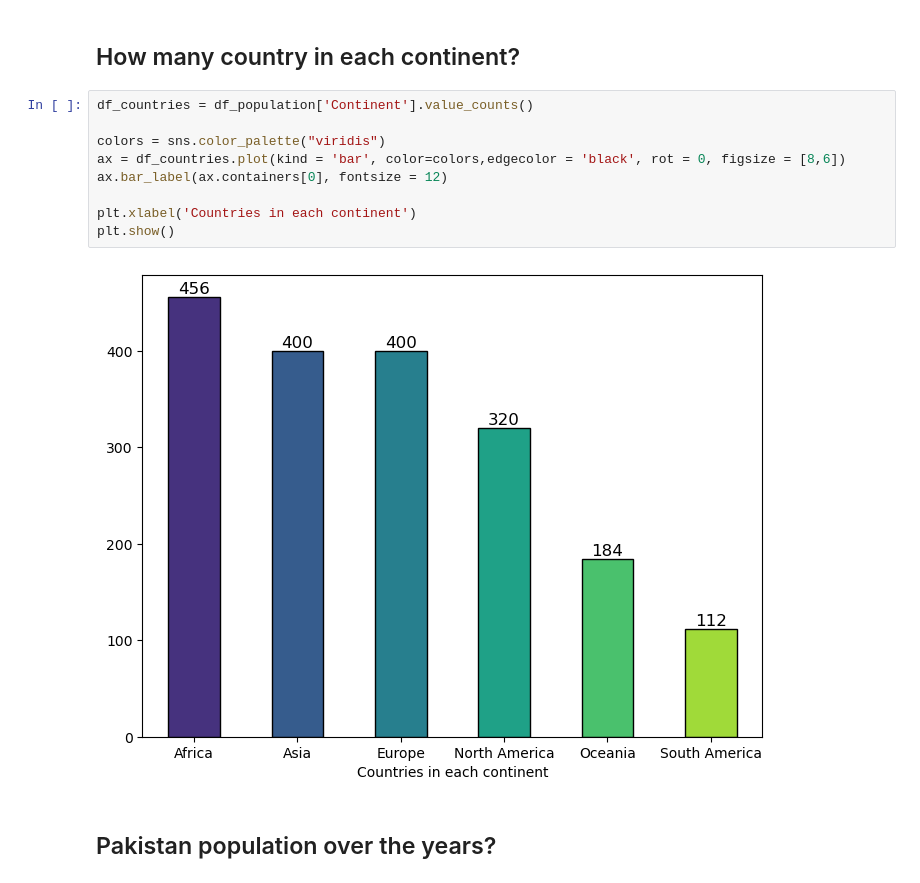
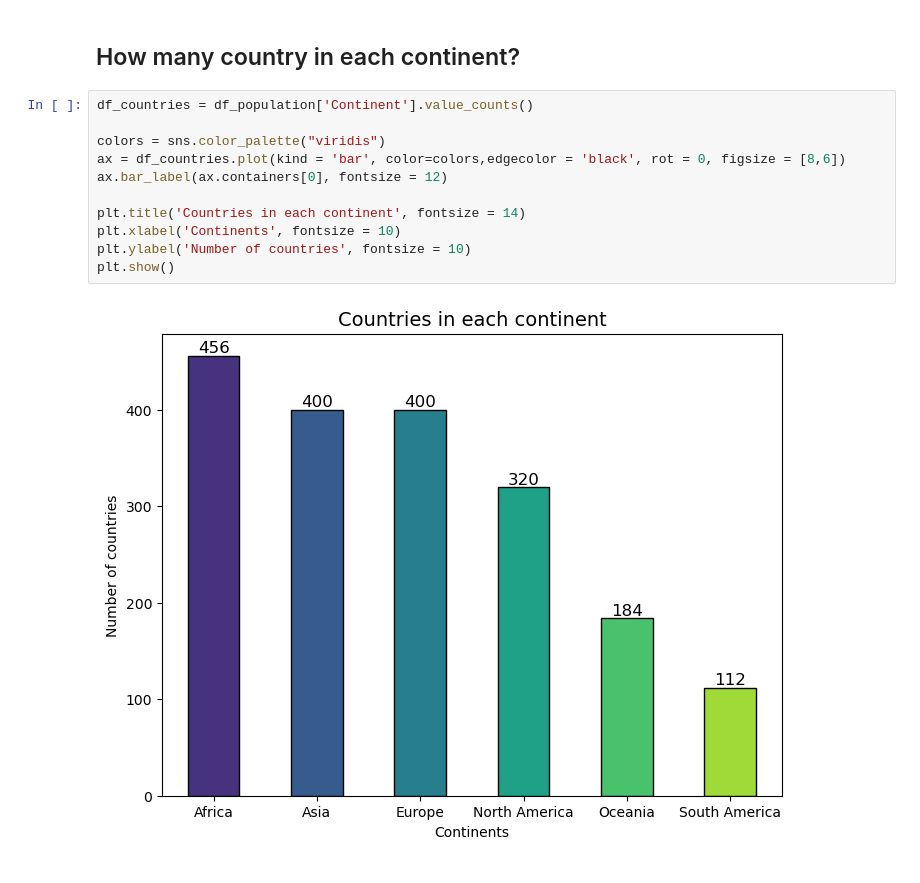
Before and after one commit to igooku/world_population_analysi, a Jupyter notebook: world_population_analysis.ipynb, the cells around one changed output. Drawn from its saved outputs; the diff is of its cells as text.

```diff
--- a/world_population_analysis.ipynb
+++ b/world_population_analysis.ipynb
@@ -162,13 +166,13 @@ plt.show()
 # %%
 df_countries = df_population['Continent'].value_counts()
 
 colors = sns.color_palette("viridis")
 ax = df_countries.plot(kind = 'bar', color=colors,edgecolor = 'black', rot = 0, figsize = [8,6])
 ax.bar_label(ax.containers[0], fontsize = 12)
 
-plt.xlabel('Countries in each continent')
+plt.title('Countries in each continent', fontsize = 14)
+plt.xlabel('Continents', fontsize = 10)
+plt.ylabel('Number of countries', fontsize = 10)
 plt.show()
 # %% [output]
-[figure, old version]
+[figure, new version]
-# %% [markdown]
-## Pakistan population over the years?
```
Also changed, not shown: parts of 51 cells of this notebook, 1 other file.
